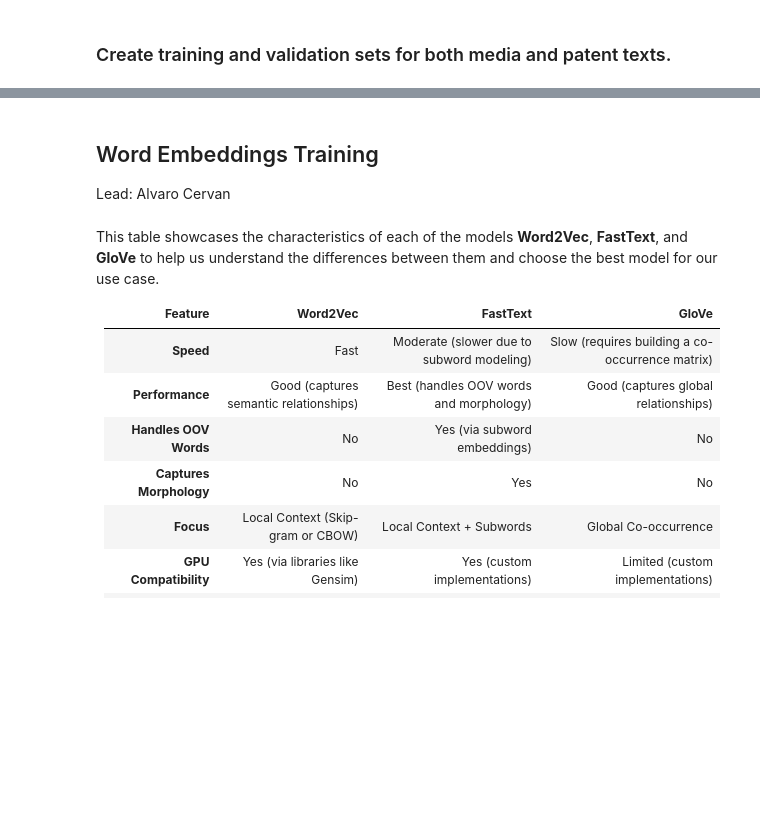
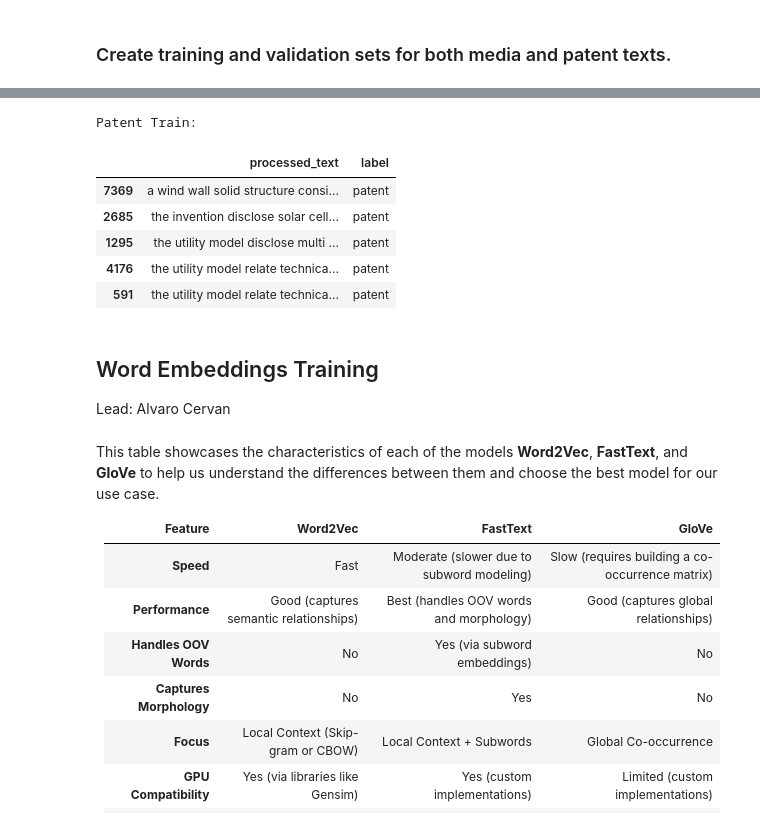
Before and after one commit to lucarenz1997/NLP, a Jupyter notebook: Stage_2_Part_1_DataPrep_Embedding.ipynb, the cells around one changed output, grey strips where cells are left out. Saved outputs shown, nothing was run; the diff lists cells and outputs as text; code cells hidden in the pictures; blank space fills up the shorter version.

```diff
--- a/Stage_2_Part_1_DataPrep_Embedding.ipynb
+++ b/Stage_2_Part_1_DataPrep_Embedding.ipynb
@@ -107,3 +133,14 @@ Media Train:
+# %%
+print("Patent Train:")
+patent_train.head(5)
+# %% [output]
+Patent Train:
+|  | processed_text | label |
+| 7369 | a wind wall solid structure consi... | patent |
+| 2685 | the invention disclose solar cell... | patent |
+| 1295 | the utility model disclose multi ... | patent |
+| 4176 | the utility model relate technica... | patent |
+| 591 | the utility model relate technica... | patent |
 # %% [markdown]
 ## Word Embeddings Training
 
```
Also changed, not shown: parts of 19 cells of this notebook.
